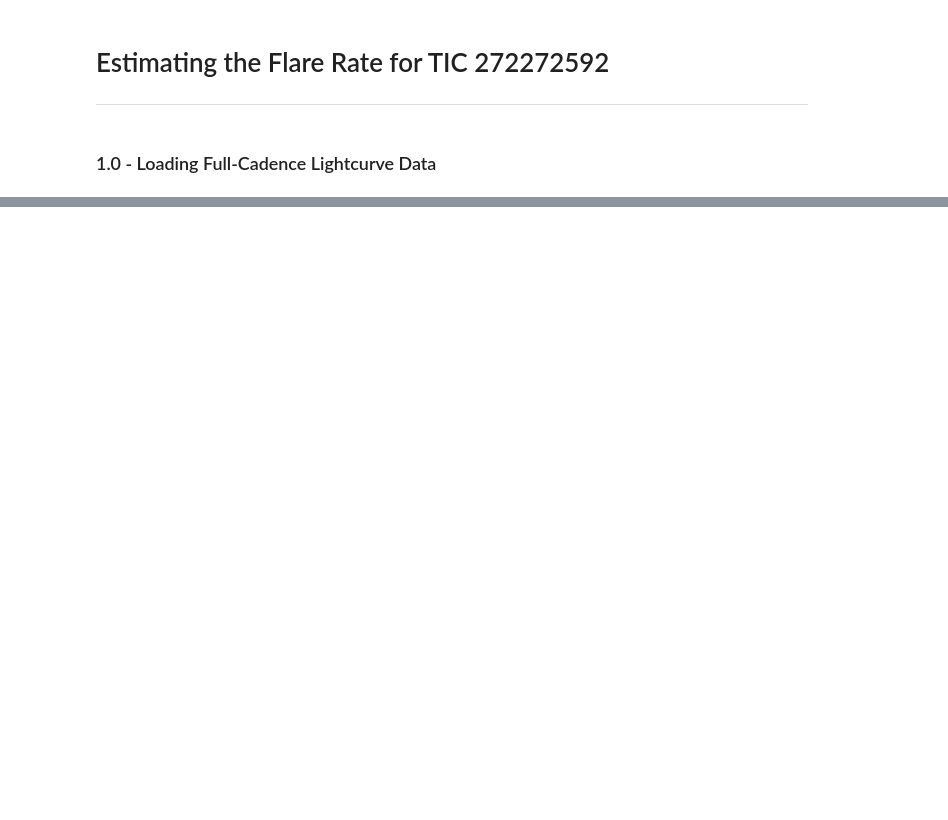
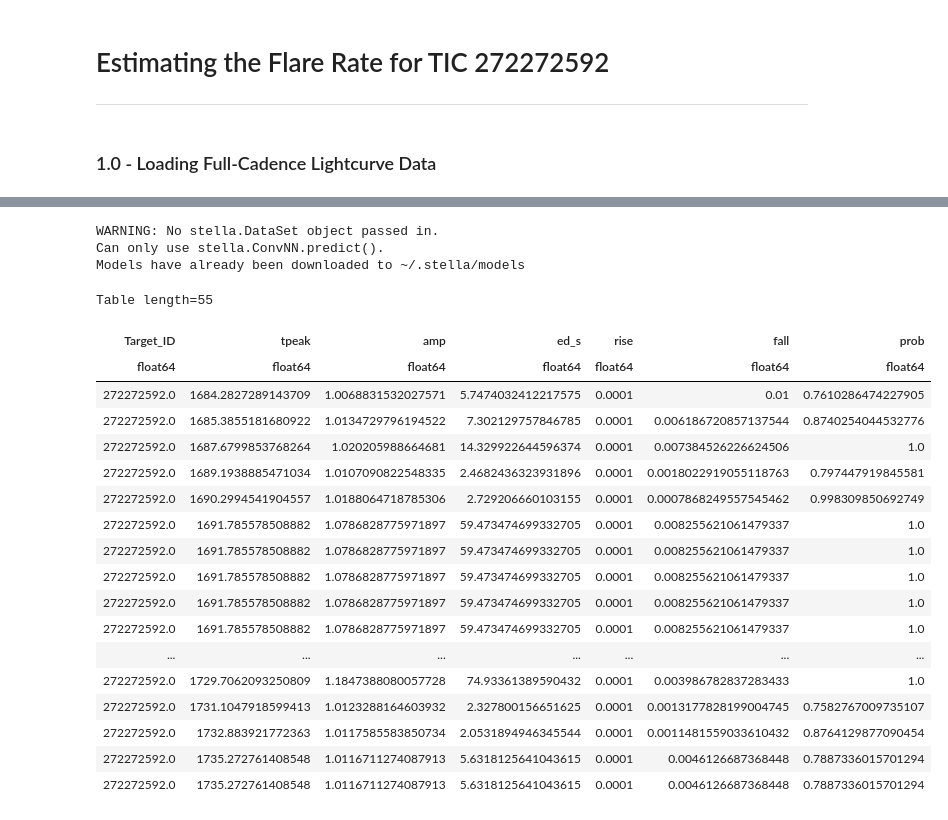
Before and after one commit to AndyTza/flarates, a Jupyter notebook: tutorials/Tutorial - Flare Rates with Stella and Lightkurve.ipynb, the cells around one changed output, grey strips where cells are left out. Saved outputs shown, nothing was run; the diff lists cells and outputs as text; code cells hidden in the pictures; blank space fills up the shorter version.

```diff
--- a/tutorials/Tutorial - Flare Rates with Stella and Lightkurve.ipynb
+++ b/tutorials/Tutorial - Flare Rates with Stella and Lightkurve.ipynb
@@ -78,0 +245,25 @@ plt.plot(time, flux)
+# %%
+predict_flares(time, flux, flux_err, LC[0].targetid, ensembling=False)
+# %% [output]
+WARNING: No stella.DataSet object passed in.
+Can only use stella.ConvNN.predict().
+Models have already been downloaded to ~/.stella/models
+Table length=55
+| Target_ID | tpeak | amp | ed_s | rise | fall | prob |
+| float64 | float64 | float64 | float64 | float64 | float64 | float64 |
+| 272272592.0 | 1684.2827289143709 | 1.0068831532027571 | 5.7474032412217575 | 0.0001 | 0.01 | 0.7610286474227905 |
+| 272272592.0 | 1685.3855181680922 | 1.0134729796194522 | 7.302129757846785 | 0.0001 | 0.006186720857137544 | 0.8740254044532776 |
+| 272272592.0 | 1687.6799853768264 | 1.020205988664681 | 14.329922644596374 | 0.0001 | 0.007384526226624506 | 1.0 |
+| 272272592.0 | 1689.1938885471034 | 1.0107090822548335 | 2.4682436323931896 | 0.0001 | 0.0018022919055118763 | 0.797447919845581 |
+| 272272592.0 | 1690.2994541904557 | 1.0188064718785306 | 2.729206660103155 | 0.0001 | 0.0007868249557545462 | 0.998309850692749 |
+| 272272592.0 | 1691.785578508882 | 1.0786828775971897 | 59.473474699332705 | 0.0001 | 0.008255621061479337 | 1.0 |
+| 272272592.0 | 1691.785578508882 | 1.0786828775971897 | 59.473474699332705 | 0.0001 | 0.008255621061479337 | 1.0 |
+| 272272592.0 | 1691.785578508882 | 1.0786828775971897 | 59.473474699332705 | 0.0001 | 0.008255621061479337 | 1.0 |
+| 272272592.0 | 1691.785578508882 | 1.0786828775971897 | 59.473474699332705 | 0.0001 | 0.008255621061479337 | 1.0 |
+| 272272592.0 | 1691.785578508882 | 1.0786828775971897 | 59.473474699332705 | 0.0001 | 0.008255621061479337 | 1.0 |
+| ... | ... | ... | ... | ... | ... | ... |
+| 272272592.0 | 1729.7062093250809 | 1.1847388080057728 | 74.93361389590432 | 0.0001 | 0.003986782837283433 | 1.0 |
+| 272272592.0 | 1731.1047918599413 | 1.0123288164603932 | 2.327800156651625 | 0.0001 | 0.0013177828199004745 | 0.7582767009735107 |
+| 272272592.0 | 1732.883921772363 | 1.0117585583850734 | 2.0531894946345544 | 0.0001 | 0.0011481559033610432 | 0.8764129877090454 |
+| 272272592.0 | 1735.272761408548 | 1.0116711274087913 | 5.6318125641043615 | 0.0001 | 0.0046126687368448 | 0.7887336015701294 |
+| 272272592.0 | 1735.272761408548 | 1.0116711274087913 | 5.6318125641043615 | 0.0001 | 0.0046126687368448 | 0.7887336015701294 |
```
Also changed, not shown: parts of 21 cells of this notebook.
